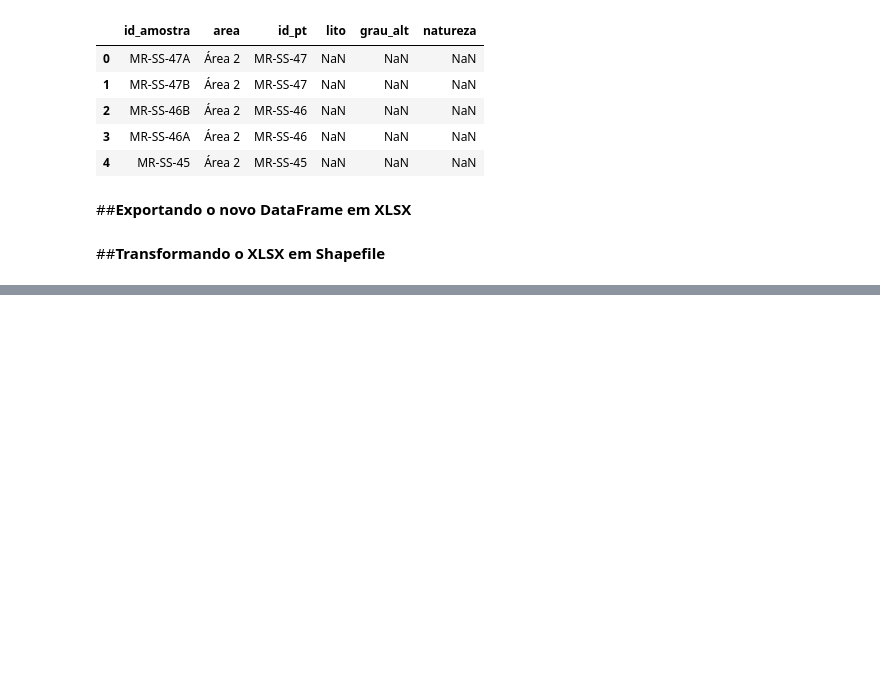
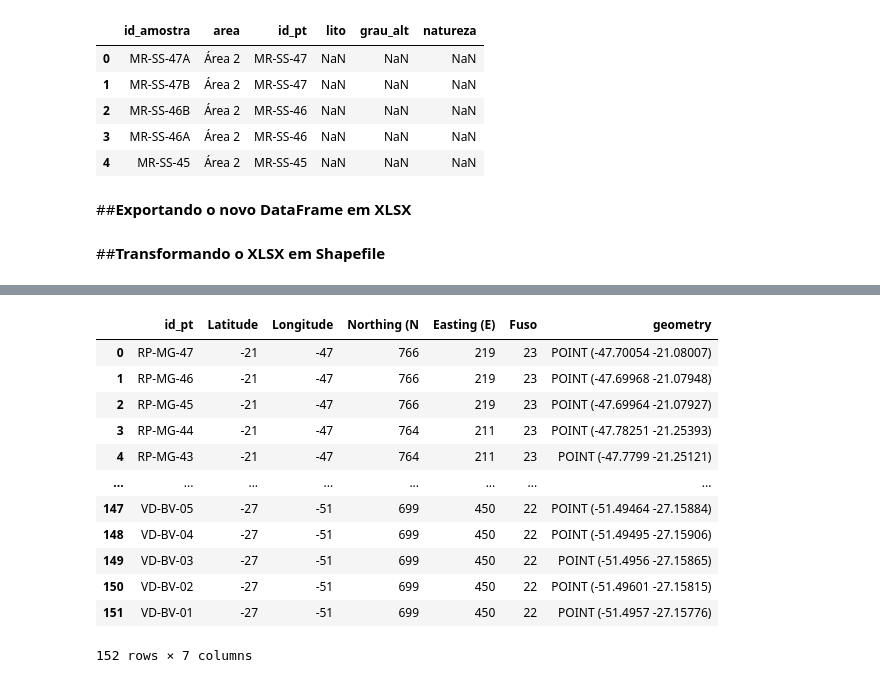
Before and after one commit to LuizFelipe-FF/Script-Tutorial-Python, a Jupyter notebook: Script Tutorial.ipynb, the cells around one changed output, grey strips where cells are left out. Saved outputs shown, nothing was run; the diff lists cells and outputs as text; code cells hidden in the pictures; blank space fills up the shorter version.

```diff
--- a/Script Tutorial.ipynb
+++ b/Script Tutorial.ipynb
@@ -172,3 +172,6 @@ amostras_macro.to_excel('/content/Script-Tutorial-Python/Dados/amostras_macro.xl
 # %%
 import geopandas as gpd
 from shapely.geometry import Point
+# %%
+shp_pontos = gpd.read_file('/pontos.shp')
+shp_amostras = gpd.read_file('/amostras.shp')
@@ -174,0 +187,2 @@ from shapely.geometry import Point
+# %%
+shp_pontos = shp_pontos.rename(columns={'Código do P':'id_pt'})
@@ -174,0 +191,16 @@ from shapely.geometry import Point
+# %%
+shp_pontos
+# %% [output]
+|  | id_pt | Latitude | Longitude | Northing (N | Easting (E) | Fuso | geometry |
+| 0 | RP-MG-47 | -21 | -47 | 766 | 219 | 23 | POINT (-47.70054 -21.08007) |
+| 1 | RP-MG-46 | -21 | -47 | 766 | 219 | 23 | POINT (-47.69968 -21.07948) |
+| 2 | RP-MG-45 | -21 | -47 | 766 | 219 | 23 | POINT (-47.69964 -21.07927) |
+| 3 | RP-MG-44 | -21 | -47 | 764 | 211 | 23 | POINT (-47.78251 -21.25393) |
+| 4 | RP-MG-43 | -21 | -47 | 764 | 211 | 23 | POINT (-47.7799 -21.25121) |
+| ... | ... | ... | ... | ... | ... | ... | ... |
+| 147 | VD-BV-05 | -27 | -51 | 699 | 450 | 22 | POINT (-51.49464 -27.15884) |
+| 148 | VD-BV-04 | -27 | -51 | 699 | 450 | 22 | POINT (-51.49495 -27.15906) |
+| 149 | VD-BV-03 | -27 | -51 | 699 | 450 | 22 | POINT (-51.4956 -27.15865) |
+| 150 | VD-BV-02 | -27 | -51 | 699 | 450 | 22 | POINT (-51.49601 -27.15815) |
+| 151 | VD-BV-01 | -27 | -51 | 699 | 450 | 22 | POINT (-51.4957 -27.15776) |
+152 rows × 7 columns
```
Also changed, not shown: parts of 11 cells of this notebook.
